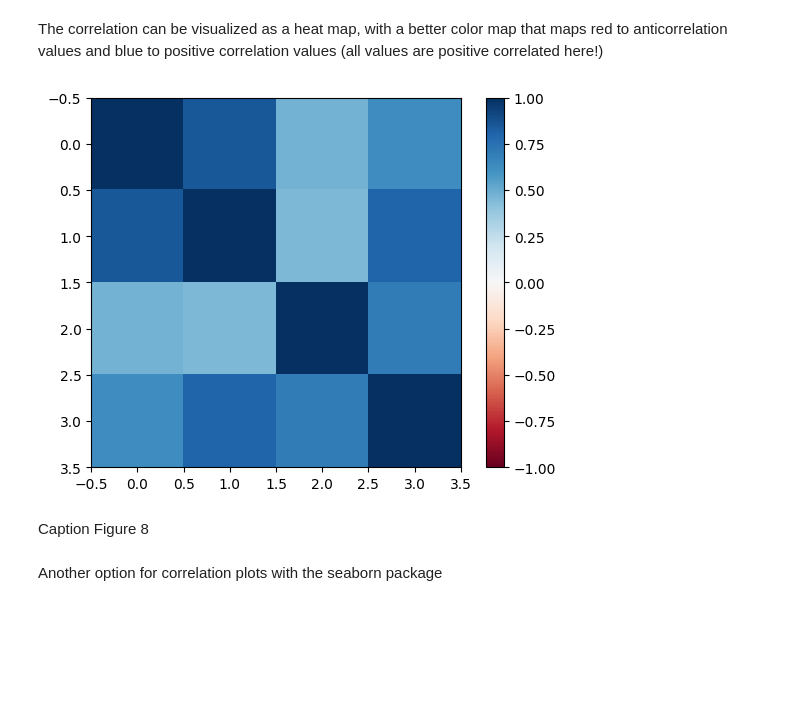
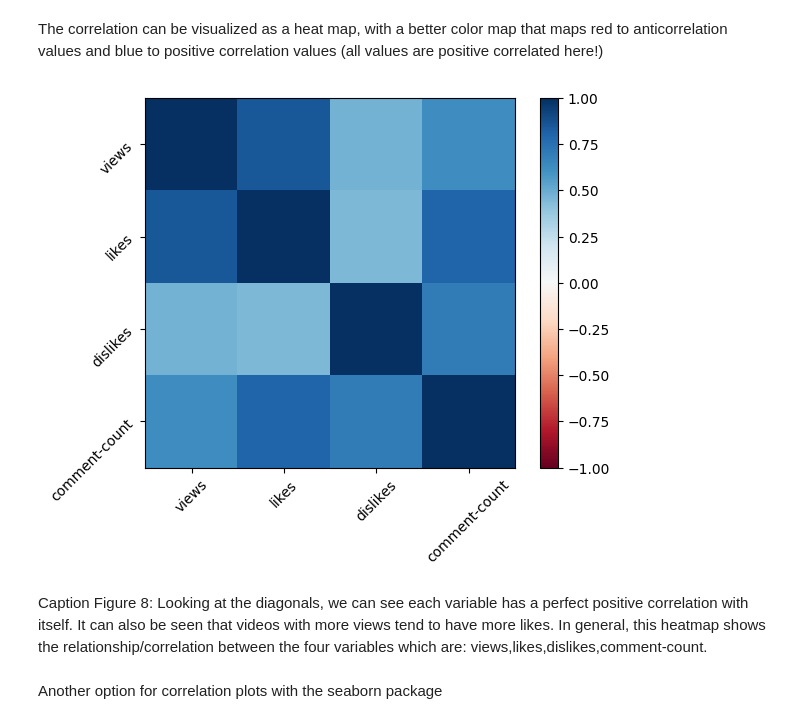
Before and after one commit to GraceJulius/FDSFE_GJulius, a Jupyter notebook: HW2/videosanalysis_exploratory.ipynb, the cells around one changed output. Drawn from its saved outputs; the diff is of its cells as text; code cells hidden in the pictures; blank space fills up the shorter version.

```diff
--- a/HW2/videosanalysis_exploratory.ipynb
+++ b/HW2/videosanalysis_exploratory.ipynb
@@ -320,13 +321,2 @@ videos[['views', 'likes', 'dislikes', 'comment_count']].corr()
 # %% [markdown]
 The correlation can be visualized as a heat map, with a better color map that maps red to anticorrelation values and blue to positive correlation values (all values are positive correlated here!)
-# %%
-numeric_cols = ['views', 'likes', 'dislikes', 'comment_count']
-corr_matrix = videos[numeric_cols].corr()
-
-plt.imshow(corr_matrix, clim=(-1, 1), cmap="RdBu")
-plt.colorbar()
-plt.show()
-# %% [output]
-[figure, removed]
-# %% [markdown]
-Caption Figure 8
@@ -333,3 +325,12 @@ Caption Figure 8
+# %%
+pl.imshow(videos[['views', 'likes', 'dislikes','comment_count']].corr(), clim=(-1,1), cmap="RdBu" )
+pl.xticks([0, 1, 2, 3],['views', 'likes','dislikes','comment-count'], rotation=45)
+pl.yticks([0, 1, 2, 3],['views', 'likes','dislikes','comment-count'], rotation=45)
+pl.colorbar();
+# %% [output]
+[figure, added]
+# %% [markdown]
+Caption Figure 8: Looking at the diagonals, we can see each variable has a perfect positive correlation with itself. It can also be seen that videos with more views tend to have more likes. In general, this heatmap shows the relationship/correlation between the four variables which are: views,likes,dislikes,comment-count.
 # %% [markdown]
 Another option for correlation plots with the seaborn package
 # %%
```
Also changed, not shown: parts of 10 cells of this notebook.
